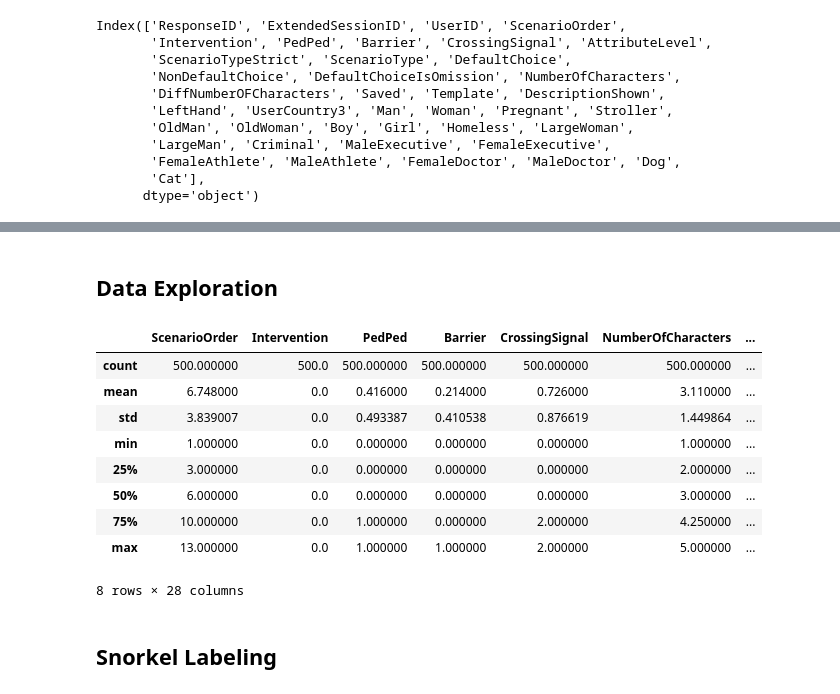
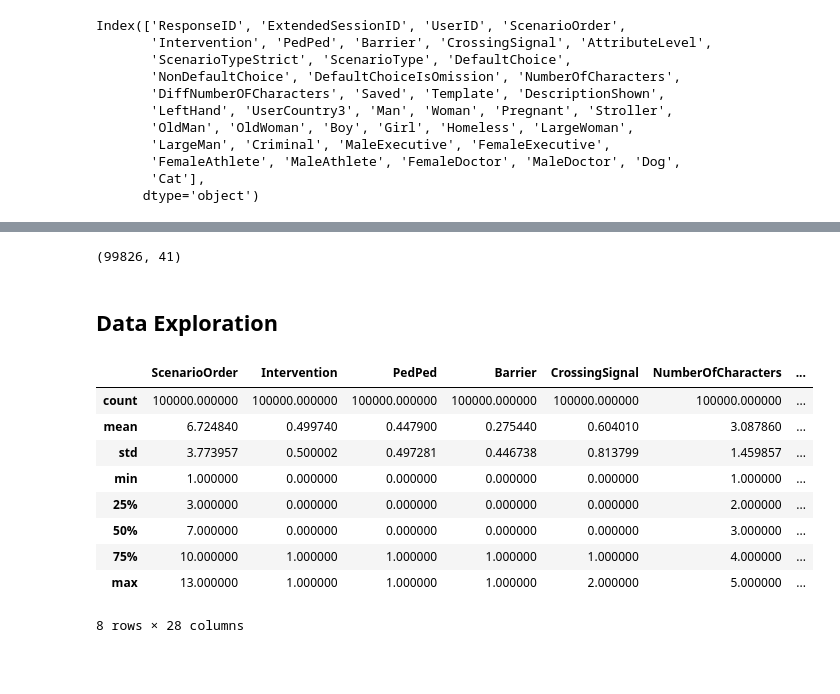
Before and after one commit to ryansteed/heuristic-moral-machine, a Jupyter notebook: jupyter/exploration.ipynb, the cells around one changed output, grey strips where cells are left out. Drawn from its saved outputs; the diff is of its cells as text; code cells hidden in the pictures; blank space fills up the shorter version.

Commit message:
:sparkles: Merged responses and conducted preliminary labeling tests

```diff
--- a/jupyter/exploration.ipynb
+++ b/jupyter/exploration.ipynb
@@ -20,7 +20,7 @@ from snorkel.labeling import labeling_function
 engine = create_engine("sqlite:///../data/moralmachine.db", echo=False)
 # %%
 # demo
-responses = pd.read_sql("SELECT * FROM sharedresponses ORDER BY RANDOM() LIMIT 1000000", con=engine)
+responses = pd.read_sql("SELECT * FROM sharedresponses ORDER BY RANDOM() LIMIT 100000", con=engine)
 responses.columns
 # %% [output]
 Index(['ResponseID', 'ExtendedSessionID', 'UserID', 'ScenarioOrder',
@@ -77,20 +76,20 @@ with pd.option_context('display.max_rows', None, 'display.max_columns', None):
 # # take only responses where both alternatives are present in the random sample - for a full sample, this step isn't necessary
 responses_grouped = responses.groupby(by='ResponseID').filter(lambda g: g.shape[0] < 2)
 responses_grouped.shape
+# %% [output]
+(99826, 41)
 # %% [markdown]
 ## Data Exploration
 # %%
-df.describe()
+responses.describe()
 # %% [output]
 |  | ScenarioOrder | Intervention | PedPed | Barrier | CrossingSignal | NumberOfCharacters | ... |
-| count | 500.000000 | 500.0 | 500.000000 | 500.000000 | 500.000000 | 500.000000 | ... |
-| mean | 6.748000 | 0.0 | 0.416000 | 0.214000 | 0.726000 | 3.110000 | ... |
-| std | 3.839007 | 0.0 | 0.493387 | 0.410538 | 0.876619 | 1.449864 | ... |
-| min | 1.000000 | 0.0 | 0.000000 | 0.000000 | 0.000000 | 1.000000 | ... |
-| 25% | 3.000000 | 0.0 | 0.000000 | 0.000000 | 0.000000 | 2.000000 | ... |
-| 50% | 6.000000 | 0.0 | 0.000000 | 0.000000 | 0.000000 | 3.000000 | ... |
-| 75% | 10.000000 | 0.0 | 1.000000 | 0.000000 | 2.000000 | 4.250000 | ... |
-| max | 13.000000 | 0.0 | 1.000000 | 1.000000 | 2.000000 | 5.000000 | ... |
+| count | 100000.000000 | 100000.000000 | 100000.000000 | 100000.000000 | 100000.000000 | 100000.000000 | ... |
+| mean | 6.724840 | 0.499740 | 0.447900 | 0.275440 | 0.604010 | 3.087860 | ... |
+| std | 3.773957 | 0.500002 | 0.497281 | 0.446738 | 0.813799 | 1.459857 | ... |
+| min | 1.000000 | 0.000000 | 0.000000 | 0.000000 | 0.000000 | 1.000000 | ... |
+| 25% | 3.000000 | 0.000000 | 0.000000 | 0.000000 | 0.000000 | 2.000000 | ... |
+| 50% | 7.000000 | 0.000000 | 0.000000 | 0.000000 | 0.000000 | 3.000000 | ... |
+| 75% | 10.000000 | 1.000000 | 1.000000 | 1.000000 | 1.000000 | 4.000000 | ... |
+| max | 13.000000 | 1.000000 | 1.000000 | 1.000000 | 2.000000 | 5.000000 | ... |
 8 rows × 28 columns
-# %% [markdown]
-## Snorkel Labeling
```
Also changed, not shown: parts of 17 cells of this notebook, 1 other file.
